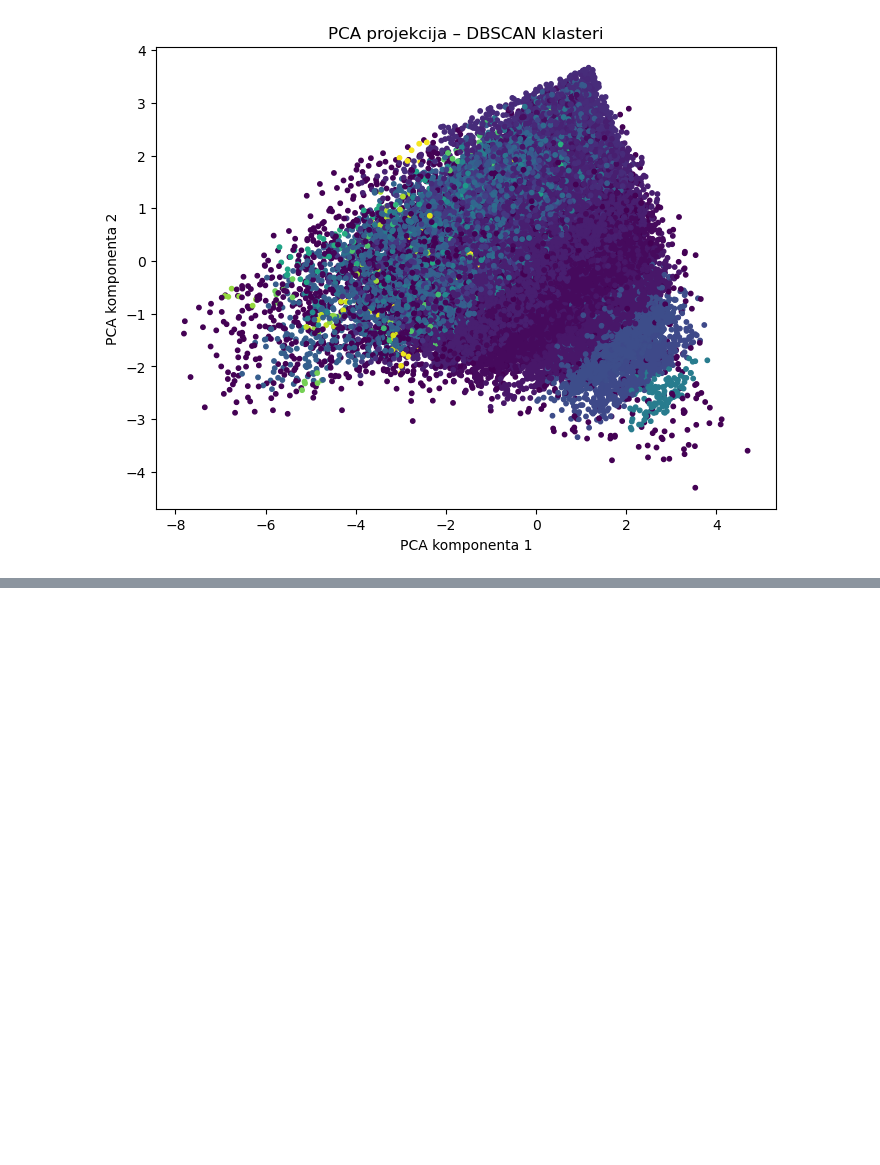
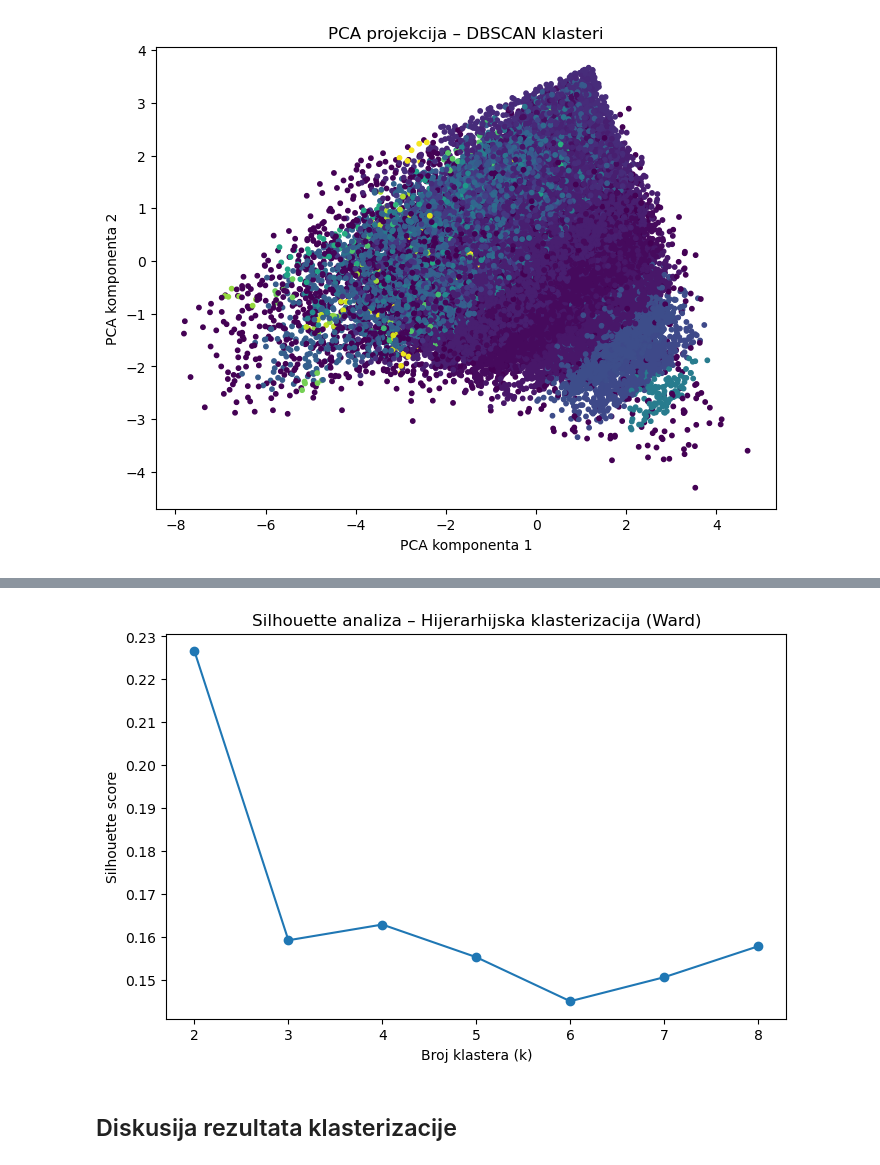
Before and after one commit to nemanjastojanovicc/amazon-sales, a Jupyter notebook: amazon-sales-main.ipynb, the cells around one changed output, grey strips where cells are left out. Saved outputs shown, nothing was run; the diff lists cells and outputs as text; code cells hidden in the pictures; blank space fills up the shorter version.

```diff
--- a/amazon-sales-main.ipynb
+++ b/amazon-sales-main.ipynb
@@ -478,0 +502,11 @@ plt.show()
+# %%
+from sklearn.cluster import AgglomerativeClustering
+
+n_clusters = 4
+
+agg = AgglomerativeClustering(
+    n_clusters=n_clusters,
+    linkage="ward"
+)
+
+customer_df["cluster_hier"] = agg.fit_predict(X_scaled)
@@ -478,0 +529,16 @@ plt.show()
+# %%
+from sklearn.cluster import AgglomerativeClustering
+from sklearn.metrics import silhouette_score
+
+k_range = range(2, 9)
+sil_scores_hier = []
+# %%
+for k in k_range:
+    agg = AgglomerativeClustering(
+        n_clusters=k,
+        linkage="ward"
+    )
+
+    labels = agg.fit_predict(X_sample)
+    score = silhouette_score(X_sample, labels)
+    sil_scores_hier.append(score)
@@ -478,0 +556,11 @@ plt.show()
+# %%
+plt.figure(figsize=(8, 5))
+plt.plot(k_range, sil_scores_hier, marker="o")
+plt.xlabel("Broj klastera (k)")
+plt.ylabel("Silhouette score")
+plt.title("Silhouette analiza – Hijerarhijska klasterizacija (Ward)")
+plt.show()
+# %% [output]
+[figure, added]
+# %% [markdown]
+## Diskusija rezultata klasterizacije
```
Also changed, not shown: parts of 11 cells of this notebook.
